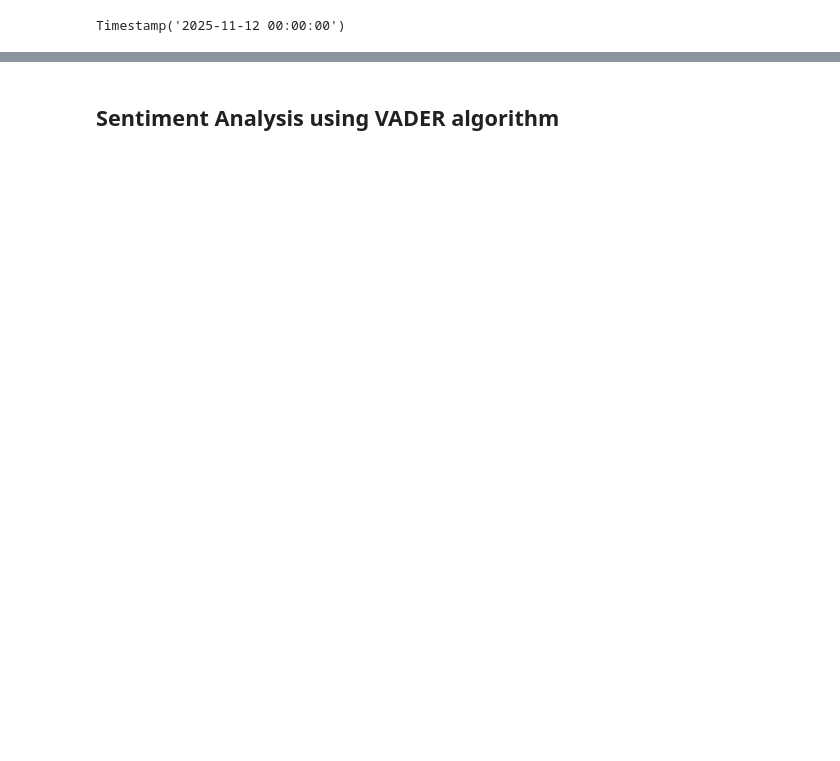
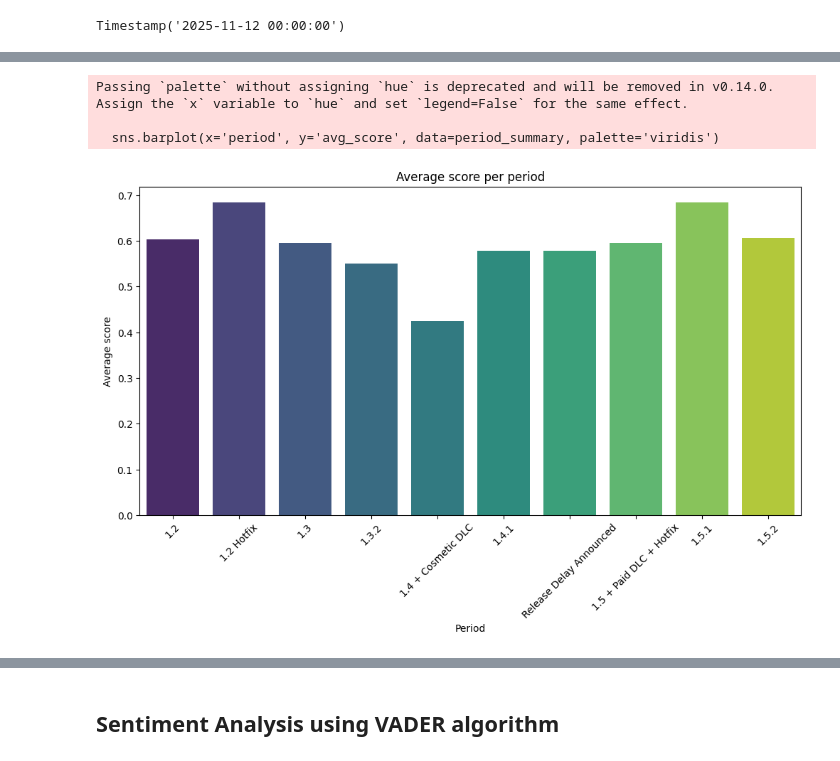
Before and after one commit to GabrielaTranslite/Sentiment_Analysis_Video_Games, a Jupyter notebook: sentiment_analysis.ipynb, the cells around one changed output, grey strips where cells are left out. Cells and saved outputs as stored; diff of their text form; code cells hidden in the pictures; blank space fills up the shorter version.

```diff
--- a/sentiment_analysis.ipynb
+++ b/sentiment_analysis.ipynb
@@ -193,3 +251,25 @@ patch_dates.head(18)
 | 13 | 2026-05-05 | NaN | Announcement | Upcoming Patches - Message from A... | Team acknowledged issues with Upd... |
 | 14 | 2026-05-08 | 1.5.1 | Patch | Patch 1.5.1 Release | Bug fixes including for ships on ... |
 | 16 | 2026-05-28 | 1.5.2 | Patch | Patch 1.5.2 Release | Fixes for ships renaming themselv... |
+# %%
+# Adding specific periods between patch releases and announcements to table
+reviews['period'] = reviews.apply(lambda row:
+    '1.2' if row['publish_date'] < pd.Timestamp('2025-11-18') else
+    '1.2 Hotfix' if row['publish_date'] < pd.Timestamp('2025-12-16') else
+    '1.3' if row['publish_date'] < pd.Timestamp('2026-01-29') and row['publish_date'] >= pd.Timestamp('2025-12-16') else
+    '1.3.2' if row['publish_date'] < pd.Timestamp('2026-02-19') and row['publish_date'] >= pd.Timestamp('2026-01-29') else
+    '1.4 + Cosmetic DLC' if row['publish_date'] < pd.Timestamp('2026-03-04') and row['publish_date'] >= pd.Timestamp('2026-02-19') else
+    '1.4.1' if row['publish_date'] < pd.Timestamp('2026-04-22') and row['publish_date'] >= pd.Timestamp('2026-03-04') else
+    'Release Delay Announced' if row['publish_date'] < pd.Timestamp('2026-04-30') and row['publish_date'] >= pd.Timestamp('2026-04-22') else
+    '1.5 + Paid DLC + Hotfix' if row['publish_date'] < pd.Timestamp('2026-05-05') and row['publish_date'] >= pd.Timestamp('2026-04-30') else
+    '1.5.1' if row['publish_date'] < pd.Timestamp('2026-05-08') and row['publish_date'] >= pd.Timestamp('2026-05-05') else
+    '1.5.2', axis=1)
+
+period_order = [
+    '1.2', '1.2 Hotfix', '1.3', '1.3.2',
+    '1.4 + Cosmetic DLC', '1.4.1', 'Release Delay Announced',
+    '1.5 + Paid DLC + Hotfix', '1.5.1', '1.5.2'
+]
+reviews['period'] = pd.Categorical(reviews['period'], categories=period_order, ordered=True)
+
+reviews.tail()
@@ -195,0 +283,8 @@ patch_dates.head(18)
+# %%
+# Average score and number of reviews per period
+period_summary = reviews.groupby('period').agg(
+    avg_score = ('voted_up', 'mean'),
+    review_count = ('voted_up', 'count')
+)
+
+print(period_summary) # The distribution is slightly uneven, which may affect the performance of text mining models
@@ -195,0 +304,14 @@ patch_dates.head(18)
+# %%
+# Chart with average scores per period
+plt.figure(figsize=(12, 6))
+sns.barplot(x='period', y='avg_score', data=period_summary, palette='viridis')
+plt.title('Average score per period')
+plt.xlabel('Period')
+plt.ylabel('Average score')
+plt.xticks(rotation=45)
+plt.show()
+# %% [output]
+Passing `palette` without assigning `hue` is deprecated and will be removed in v0.14.0. Assign the `x` variable to `hue` and set `legend=False` for the same effect.
+
+  sns.barplot(x='period', y='avg_score', data=period_summary, palette='viridis')
+[figure, added]
```
Also changed, not shown: parts of 43 cells of this notebook, 2 other files.
